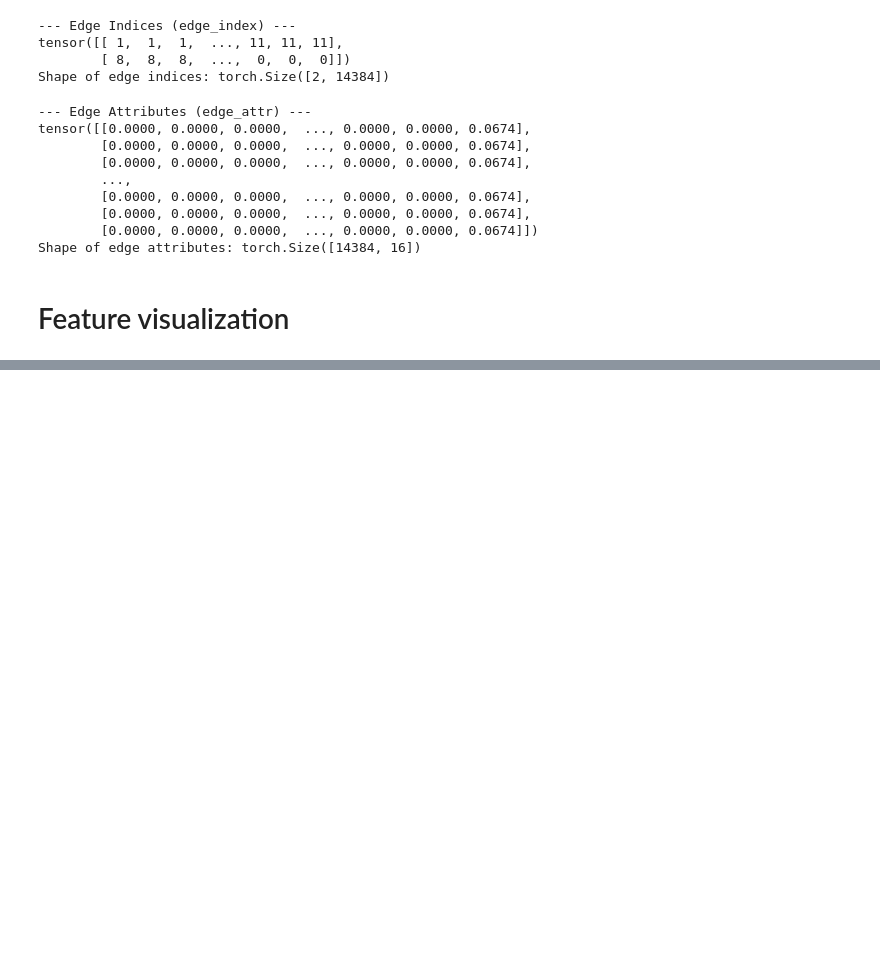
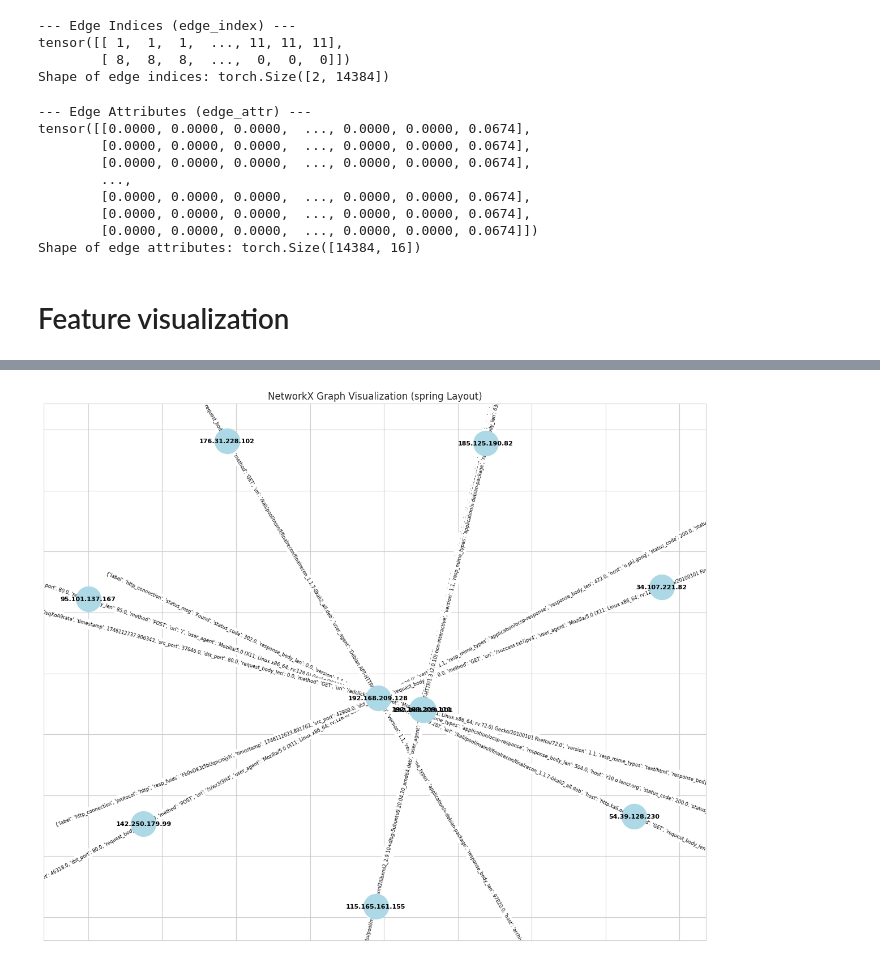
Before and after one commit to khoinhtvn/encryptedsummer, a Jupyter notebook: graph_consumer/import_graph.ipynb, the cells around one changed output, grey strips where cells are left out. Saved outputs shown, nothing was run; the diff lists cells and outputs as text; code cells hidden in the pictures; blank space fills up the shorter version.

```diff
--- a/graph_consumer/import_graph.ipynb
+++ b/graph_consumer/import_graph.ipynb
@@ -733,0 +859,4 @@ Analisi aggiuntiva:
+# %%
+ # Update the graph
+updated_graph = update_nx_graph(initial_graph, "samples/update_graph_1.dot")
+data = nx_to_pyg(updated_graph, node_scaling='standard', edge_scaling='standard')
@@ -733,0 +881,4 @@ Analisi aggiuntiva:
+# %%
+visualize_nx_graph(updated_graph)
+# %% [output]
+[figure, added]
```
Also changed, not shown: parts of 15 cells of this notebook, 4 other files.
